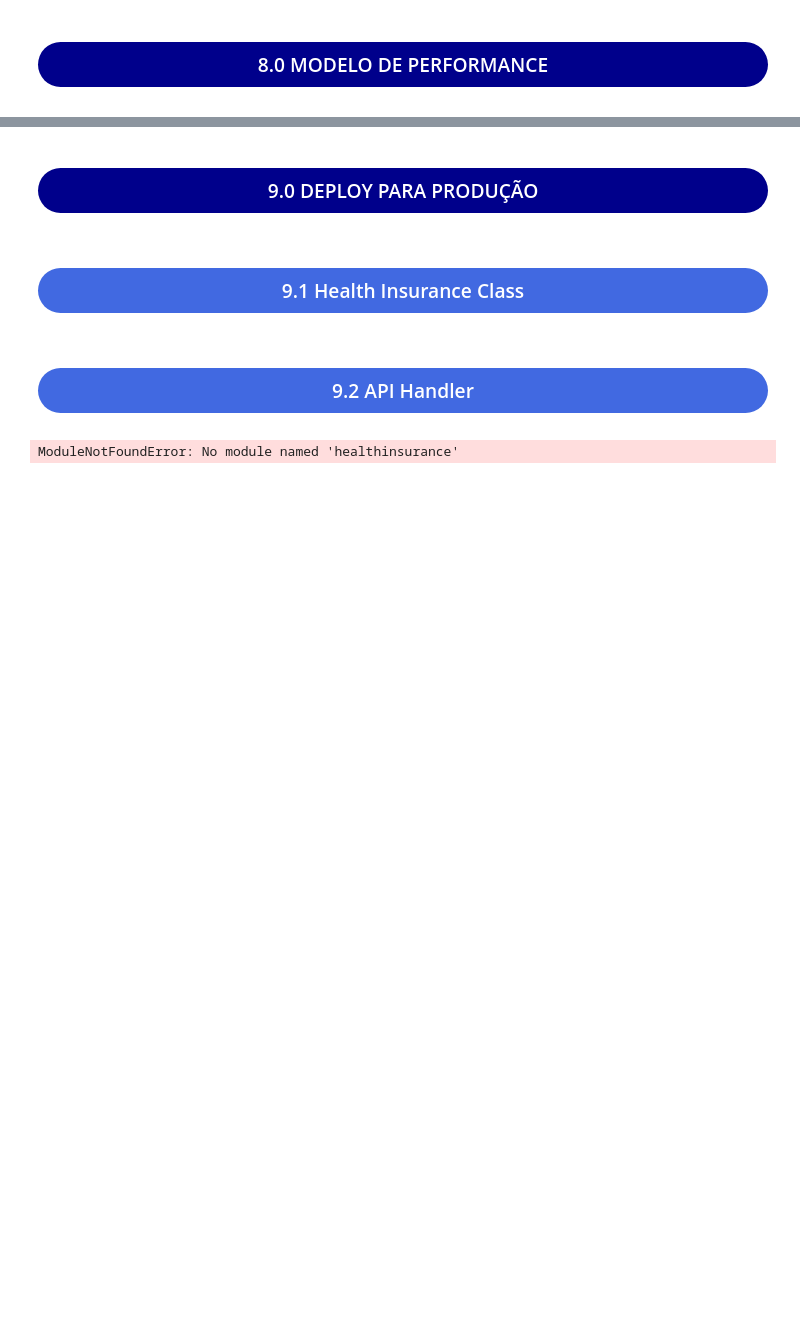
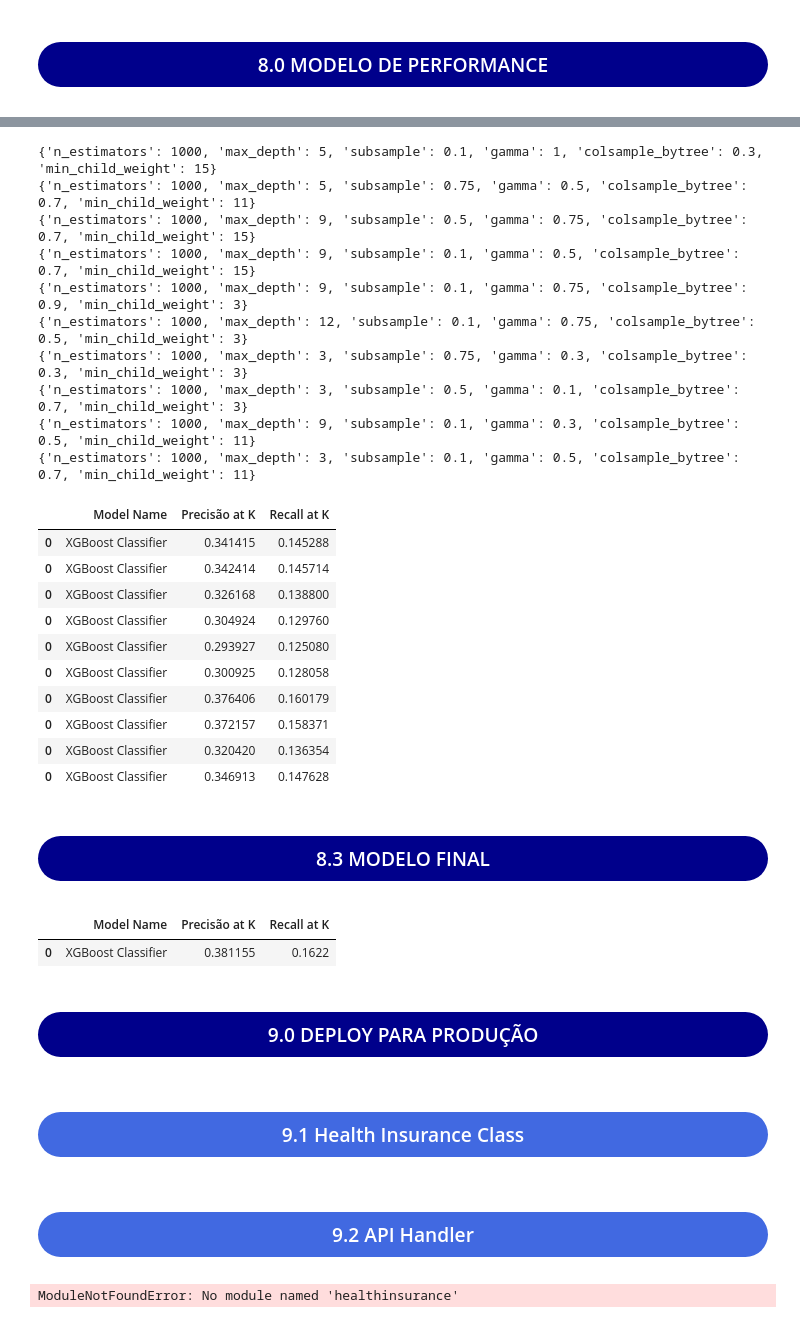
Before and after one commit to alexandrerss/health_insurance, a Jupyter notebook: notebook/PA004_v1.ipynb, the cells around one changed output, grey strips where cells are left out. Cells and saved outputs as stored; diff of their text form; code cells hidden in the pictures; blank space fills up the shorter version.

```diff
--- a/notebook/PA004_v1.ipynb
+++ b/notebook/PA004_v1.ipynb
@@ -611,0 +615,59 @@ metrics_all.sort_values(by='Precisão at K', ascending=False)
+# %%
+parametros = {'n_estimators': [1000],
+              'max_depth': [3,5,9,12],
+              'subsample': [0.1, 0.5,0.75],
+              'gamma': [0.1,0.3,0.5,0.75, 1],
+              'colsample_bytree': [0.3, 0.5, 0.7, 0.9],
+              'min_child_weight' : [3,8,11,15]}
+
+MAX_EVAL = 10
+# %%
+resultado_final = pd.DataFrame()
+
+for i in range(MAX_EVAL):
+    lista = {k: random.sample(v, 1)[0] for k, v in parametros.items()}
+    print(lista)
+
+    xgb_tuning = XGBClassifier(n_estimators=lista['n_estimators'],
+                               max_depth=lista['max_depth'],
+                               subsample=lista['subsample'],
+                               gamma=lista['gamma'],
+                               colsample_bytree=lista['colsample_bytree'],
+                               min_child_weight=lista['min_child_weight'])
+
+    # Treinamento do modelo
+    xgb_tuning.fit(x_train, y_train)
+
+    # Obtendo as probabilidades previstas
+    yhat_proba = xgb_tuning.predict_proba(x_valid)
+
+    # Chamando a função modelo_metricas com as probabilidades previstas
+    resultado = modelo_metricas('XGBoost Classifier', y_val, yhat_proba, x_valid)
+
+    resultado_final = pd.concat([resultado_final, resultado])
+
+resultado_final
+# %% [output]
+{'n_estimators': 1000, 'max_depth': 5, 'subsample': 0.1, 'gamma': 1, 'colsample_bytree': 0.3, 'min_child_weight': 15}
+{'n_estimators': 1000, 'max_depth': 5, 'subsample': 0.75, 'gamma': 0.5, 'colsample_bytree': 0.7, 'min_child_weight': 11}
+{'n_estimators': 1000, 'max_depth': 9, 'subsample': 0.5, 'gamma': 0.75, 'colsample_bytree': 0.7, 'min_child_weight': 15}
+{'n_estimators': 1000, 'max_depth': 9, 'subsample': 0.1, 'gamma': 0.5, 'colsample_bytree': 0.7, 'min_child_weight': 15}
+{'n_estimators': 1000, 'max_depth': 9, 'subsample': 0.1, 'gamma': 0.75, 'colsample_bytree': 0.9, 'min_child_weight': 3}
+{'n_estimators': 1000, 'max_depth': 12, 'subsample': 0.1, 'gamma': 0.75, 'colsample_bytree': 0.5, 'min_child_weight': 3}
+{'n_estimators': 1000, 'max_depth': 3, 'subsample': 0.75, 'gamma': 0.3, 'colsample_bytree': 0.3, 'min_child_weight': 3}
+{'n_estimators': 1000, 'max_depth': 3, 'subsample': 0.5, 'gamma': 0.1, 'colsample_bytree': 0.7, 'min_child_weight': 3}
+{'n_estimators': 1000, 'max_depth': 9, 'subsample': 0.1, 'gamma': 0.3, 'colsample_bytree': 0.5, 'min_child_weight': 11}
+{'n_estimators': 1000, 'max_depth': 3, 'subsample': 0.1, 'gamma': 0.5, 'colsample_bytree': 0.7, 'min_child_weight': 11}
+|  | Model Name | Precisão at K | Recall at K |
+| 0 | XGBoost Classifier | 0.341415 | 0.145288 |
+| 0 | XGBoost Classifier | 0.342414 | 0.145714 |
+| 0 | XGBoost Classifier | 0.326168 | 0.138800 |
+| 0 | XGBoost Classifier | 0.304924 | 0.129760 |
+| 0 | XGBoost Classifier | 0.293927 | 0.125080 |
+| 0 | XGBoost Classifier | 0.300925 | 0.128058 |
+| 0 | XGBoost Classifier | 0.376406 | 0.160179 |
+| 0 | XGBoost Classifier | 0.372157 | 0.158371 |
+| 0 | XGBoost Classifier | 0.320420 | 0.136354 |
+| 0 | XGBoost Classifier | 0.346913 | 0.147628 |
+# %% [markdown]
+### <div style="color:red;border-radius:25px;background-color:#00008B;letter-spacing:0.2px;overflow:hidden"><p style="padding:10px;color:white;overflow:hidden;text-align: center;margin:0;font-size:100%">8.3 MODELO FINAL</p></div>
@@ -612,3 +681,19 @@ metrics_all.sort_values(by='Precisão at K', ascending=False)
+# %%
+# modelo
+modelo_xgb_final = XGBClassifier( n_estimators=parametros_final['n_estimators'],
+                                max_depth=parametros_final['max_depth'],
+                                subsample=parametros_final['subsample'],
+                                gamma=parametros_final['gamma'],
+                                colsample_bytree=parametros_final['colsample_bytree'],
+                                min_child_weight=parametros_final['min_child_weight']).fit(x_train, y_train)
+
+yhat_final = modelo_xgb_final.predict_proba(x_valid)
+
+resultado = modelo_metricas('XGBoost Classifier', y_val, yhat_final, x_valid)
+resultado
+# %% [output]
+|  | Model Name | Precisão at K | Recall at K |
+| 0 | XGBoost Classifier | 0.381155 | 0.1622 |
 # %% [markdown]
 ### <div style="color:red;border-radius:25px;background-color:#00008B;letter-spacing:0.2px;overflow:hidden"><p style="padding:10px;color:white;overflow:hidden;text-align: center;margin:0;font-size:100%">9.0 DEPLOY PARA PRODUÇÃO</p></div>
 # %%
```
Also changed, not shown: parts of 14 cells of this notebook, 7 other files.
